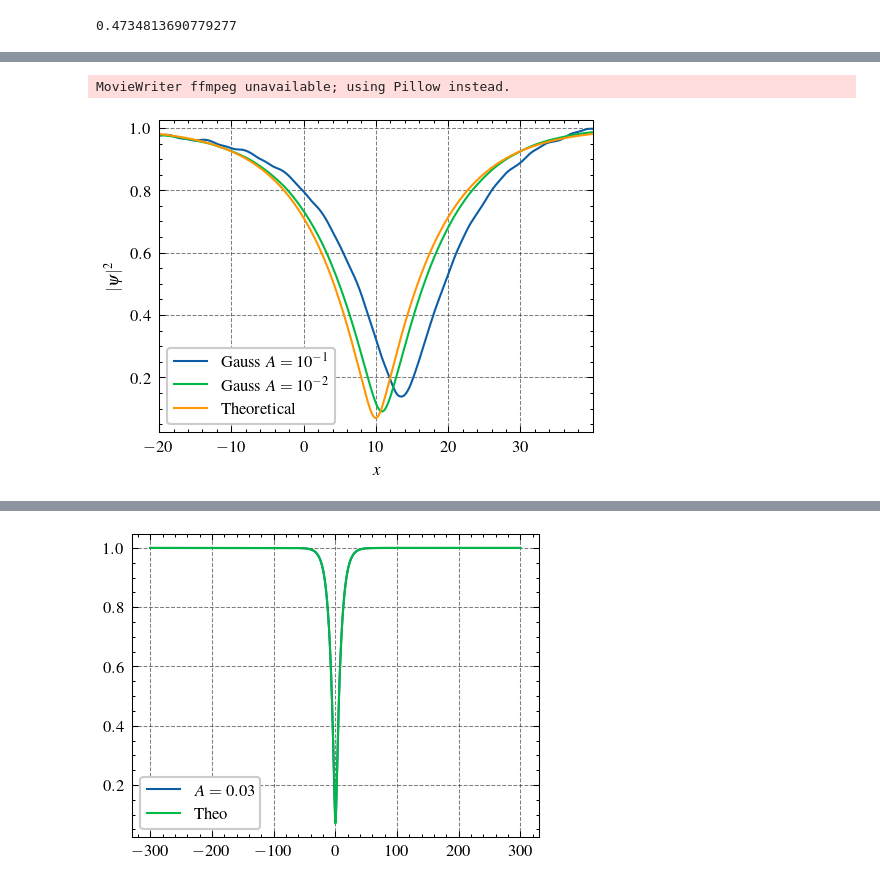
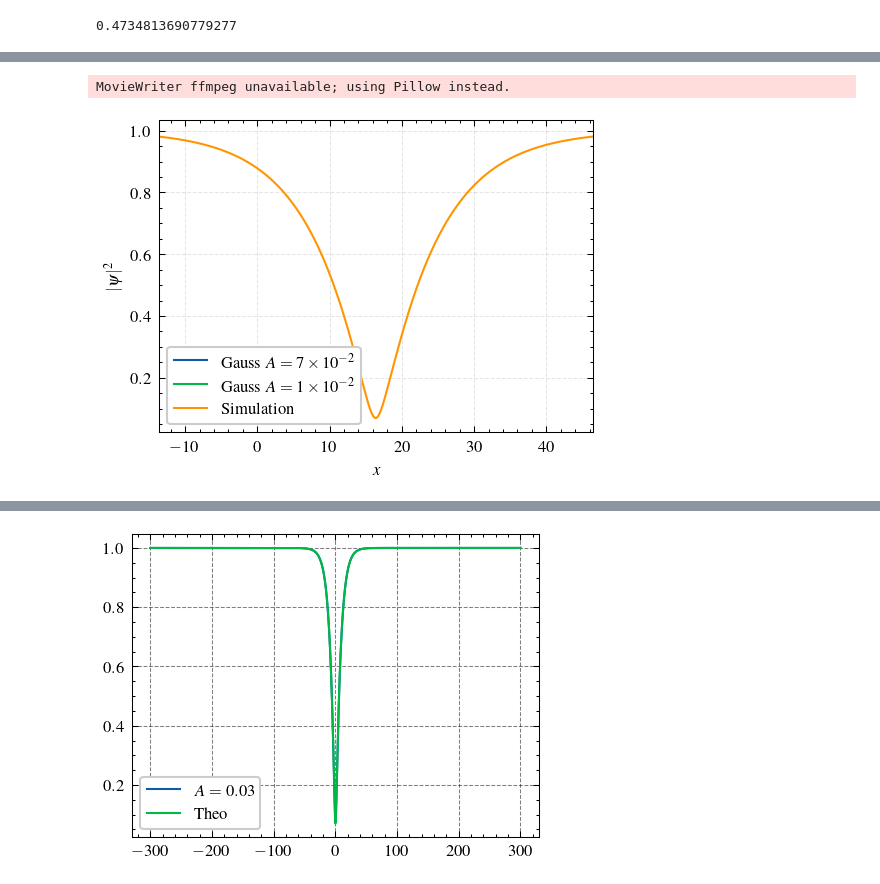
Before and after one commit to ElTapia/Quasilinear-GP, a Jupyter notebook: Tests and Results/QGP/DS_Stability/DS_unstable_files.ipynb, the cells around one changed output, grey strips where cells are left out. Cells and saved outputs as stored; diff of their text form; code cells hidden in the pictures.

```diff
--- a/Tests and Results/QGP/DS_Stability/DS_unstable_files.ipynb
+++ b/Tests and Results/QGP/DS_Stability/DS_unstable_files.ipynb
@@ -16,9 +16,9 @@ import config
 i = 1j
 
 path = "../../../Heaven_scripts/Results/DS_unstable/"
-folder = path + "uns_k_-50_eps_01_N_500000_Nt_100000_L_400/"
-folder_gauss_01 = path + "uns_k_-50_gauss_01_N_500000_Nt_100000_L_400/"
-folder_gauss_001 = path + "uns_k_-50_gauss_001_N_500000_Nt_100000_L_400/"
+folder = path + "uns_k_-50_eps_01_N_500000_Nt_100000_L_800/"
+folder_gauss_007 = path + "uns_k_-50_gauss_007_N_500000_Nt_100000_L_800/"
+folder_gauss_001 = path + "uns_k_-50_gauss_001_N_500000_Nt_100000_L_800/"
 # %%
 # Init parameters
 k = -50
@@ -36,7 +36,7 @@ c_star
 # %% [output]
 0.4734813690779277
 # %%
-theo_st = pickle.load(open(folder + "theo_c_0.37_k_-50_L_400.pck", "rb"))
+theo_st = pickle.load(open(folder + "theo_c_0.37_k_-50_L_800.pck", "rb"))
 
 def w_dark_theo(x, t):
     return theo_st(x - c_st * t)
@@ -261,3 +298,0 @@ for n in range(0, Nt_final+1, int(N_times)):
-# %%
-w_gauss_01 = np.stack(w_gauss_01)
-w_gauss_001 = np.stack(w_gauss_001)
@@ -266,15 +299,17 @@ KeyboardInterrupt:
 # %%
 tf = 27
-L = 300
+L = 800
+N = 500_000
 x = np.linspace(-L, L, N)
 x_indices = np.abs(x-10)<20
 
-j = 0
-dt = t_gauss_01[1] - t_gauss_01[0]
-t_plot = dt * j * N_times
-plt.plot(x[x_indices], norm(w_gauss_01[j][x_indices]), label=r"Gauss $A=10^{-1}$")
-plt.plot(x[x_indices], norm(w_gauss_001[j][x_indices]), label=r"Gauss $A=10^{-2}$")
-plt.plot(x[x_indices], norm(w_dark_theo(x, t_plot)[x_indices]), label="Theo")
+j = 52
+dt = t[1] - t[0]
+t_plot = int(dt * j * N_times)
+plt.plot(x[x_indices], norm(w_sim[j])[x_indices], "-", label="Simulation")
+plt.plot(x[x_indices], norm(w_gauss_007[j])[x_indices], "-", label=r"Gauss $A=7\times 10^{-2}$")
+plt.plot(x[x_indices], norm(w_gauss_001[j])[x_indices], "-", label=r"Gauss $A=1\times 10^{-2}$")
+#plt.plot(x[x_indices], norm(w_dark_theo(x, t_plot))[x_indices], "-", label="Theo")
 plt.legend()
 plt.show()
 #plt.plot(x, norm(awa[-1]))
@@ -283,43 +318,43 @@ NameError: name 'N' is not defined
 # %%
 # Create figure
-N_frames = 10 # CAMBIAR A 10
-
+N_frames = 5 # CAMBIAR A 10
+N_elem_final = 200 #61#53 #38
 mid_index = np.argmin(norm(w_dark_theo(x, 0)))
 x_indices = np.abs(x-x[mid_index])<30
 
 fig, ax = plt.subplots()
-line1, = ax.plot(x[x_indices], norm(w_gauss_01[0][x_indices]), label=r"Gauss $A = 10^{-1}$")
-line2, = ax.plot(x[x_indices], norm(w_gauss_001[0][x_indices]), label=r"Gauss $A = 10^{-2}$")
-line3, = ax.plot(x[x_indices], norm(w_dark_theo(x, 0)[x_indices]), label="Theoretical")
+line1, = ax.plot(x[x_indices], norm(w_gauss_007[0][x_indices]), "-", label=r"Gauss $A = 7\times 10^{-2}$")
+line2, = ax.plot(x[x_indices], norm(w_gauss_001[0][x_indices]), "-", label=r"Gauss $A = 1\times 10^{-2}$")
+line3, = ax.plot(x[x_indices], norm(w_sim[j][x_indices]), "-", label="Simulation")
 
 ax.set_xlabel(r"$x$")
 ax.set_ylabel(r"$|\psi|^2$")
 
 fig.tight_layout()
 
 # Animate function
 def animate(j):
     dt = t_gauss_01[1] - t_gauss_01[0]
     t_plot = dt * j * N_times
 
     mid_index = np.argmin(norm(w_dark_theo(x, t_plot)))
     x_indices = np.abs(x-x[mid_index])<30
 
     # Update plot
-    line1.set_data(x[x_indices], norm(w_gauss_01[j][x_indices]))
+    line1.set_data(x[x_indices], norm(w_gauss_007[j][x_indices]))
     line2.set_data(x[x_indices], norm(w_gauss_001[j][x_indices]))
-    line3.set_data(x[x_indices], norm(w_dark_theo(x, t_plot)[x_indices]))
+    line3.set_data(x[x_indices], norm(w_sim[j][x_indices]))
 
     ax.set_xlim(x[mid_index]-30, x[mid_index]+30)
     ax.legend()
 
     return line1, line2,
 
 # Animación
 ani = animation.FuncAnimation(fig, animate, frames=np.arange(0, N_elem_final, N_frames), interval=150)
 
-ani.save("Unstable/Gifs/Gauss_eps_01/gauss_A_01_&_A_001_moving.gif")
+ani.save("Unstable/Gifs/Gauss_eps_01/gauss_A_007_&_A_001_moving.gif")
 plt.show()
 # %% [output]
 MovieWriter ffmpeg unavailable; using Pillow instead.
-[figure, old version]
+[figure, new version]
```
Also changed, not shown: parts of 14 cells of this notebook, 36 other files.
